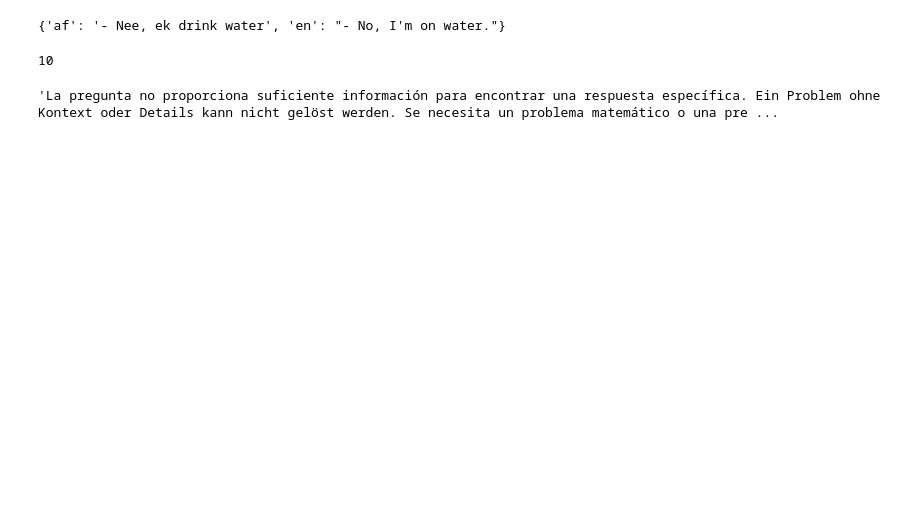
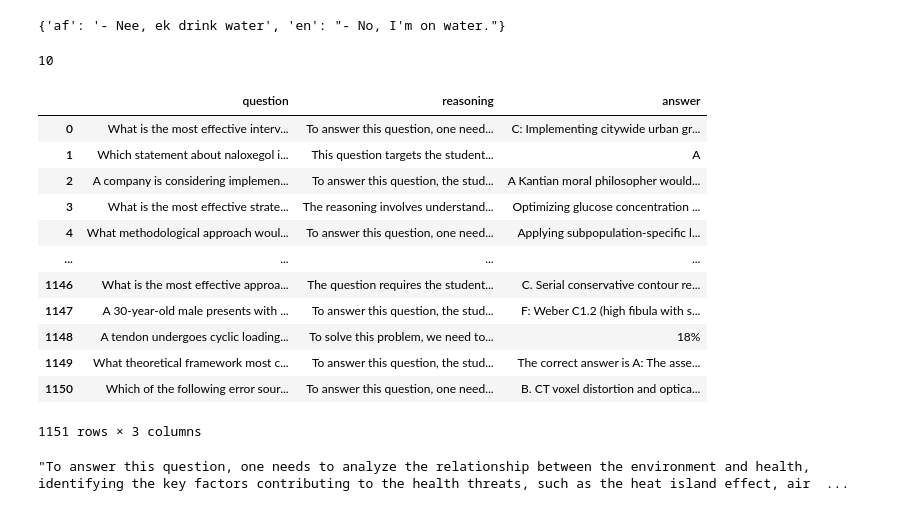
Before and after one commit to ishikauniphore/AcquisitionSynthesis, a Jupyter notebook: test.ipynb, the cells around one changed output. Saved outputs shown, nothing was run; the diff lists cells and outputs as text; code cells hidden in the pictures; blank space fills up the shorter version.

Commit message:
updating all code, with cascading baseline, and language selection (not mcot, multilingual dataset)

```diff
--- a/test.ipynb
+++ b/test.ipynb
@@ -54,8 +54,24 @@ len(exps[0]['embed_sim'])
 10
 # %%
 import pandas as pd
-data = pd.read_parquet('/home/ubuntu/AcquisitionSynthesis/training_data/3bT-7bS-v3_nemotron_stem_mcot.parquet')
+data = pd.read_parquet('/home/ubuntu/AcquisitionSynthesis/training_data/DataEnvGym_nemotron_stem_llama8bins.parquet')
+# %%
+data
+# %% [output]
+|  | question | reasoning | answer |
+| 0 | What is the most effective interv... | To answer this question, one need... | C: Implementing citywide urban gr... |
+| 1 | Which statement about naloxegol i... | This question targets the student... | A |
+| 2 | A company is considering implemen... | To answer this question, the stud... | A Kantian moral philosopher would... |
+| 3 | What is the most effective strate... | The reasoning involves understand... | Optimizing glucose concentration ... |
+| 4 | What methodological approach woul... | To answer this question, one need... | Applying subpopulation-specific l... |
+| ... | ... | ... | ... |
+| 1146 | What is the most effective approa... | The question requires the student... | C. Serial conservative contour re... |
+| 1147 | A 30-year-old male presents with ... | To answer this question, the stud... | F: Weber C1.2 (high fibula with s... |
+| 1148 | A tendon undergoes cyclic loading... | To solve this problem, we need to... | 18% |
+| 1149 | What theoretical framework most c... | To answer this question, the stud... | The correct answer is A: The asse... |
+| 1150 | Which of the following error sour... | To answer this question, one need... | B. CT voxel distortion and optica... |
+1151 rows × 3 columns
 # %%
 data['reasoning'][0]
 # %% [output]
-'La pregunta no proporciona suficiente información para encontrar una respuesta específica. Ein Problem ohne Kontext oder Details kann nicht gelöst werden. Se necesita un problema matemático o una pre ...
+"To answer this question, one needs to analyze the relationship between the environment and health, identifying the key factors contributing to the health threats, such as the heat island effect, air  ...
```
Also changed, not shown: parts of 3 cells of this notebook, 23 other files.
